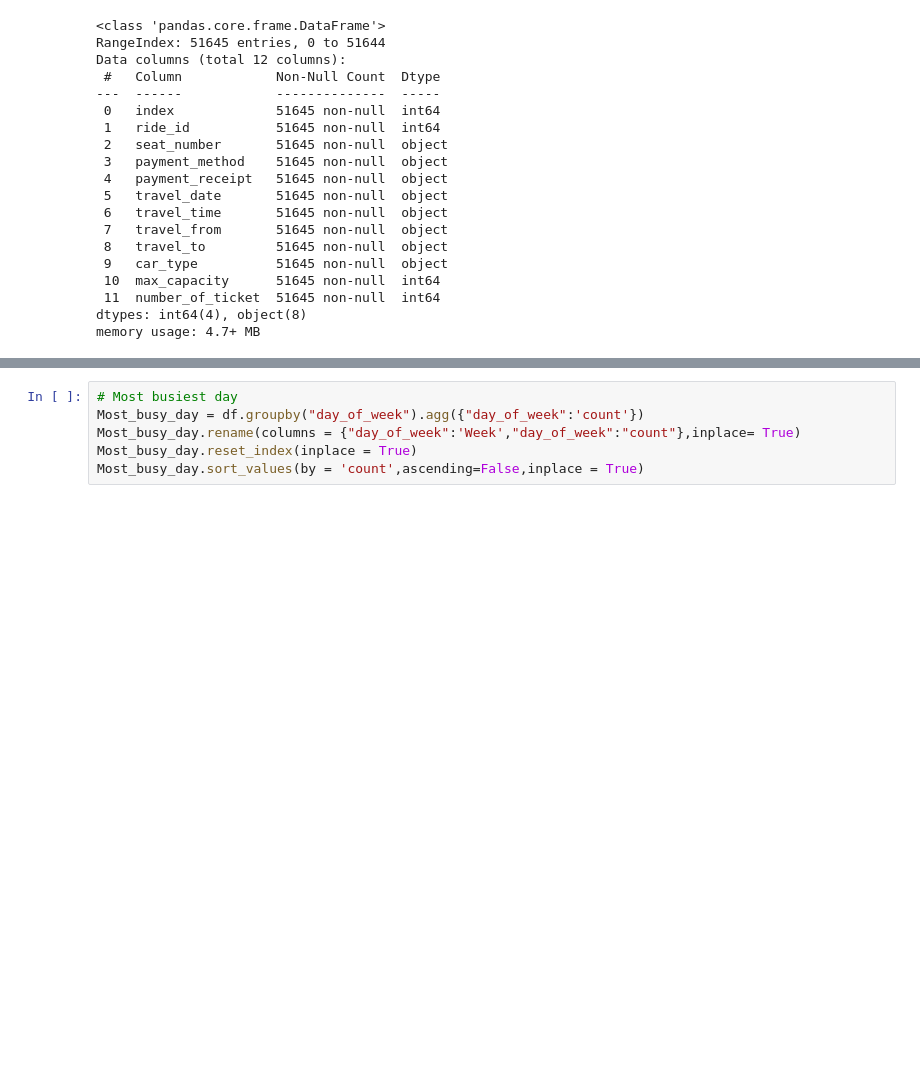
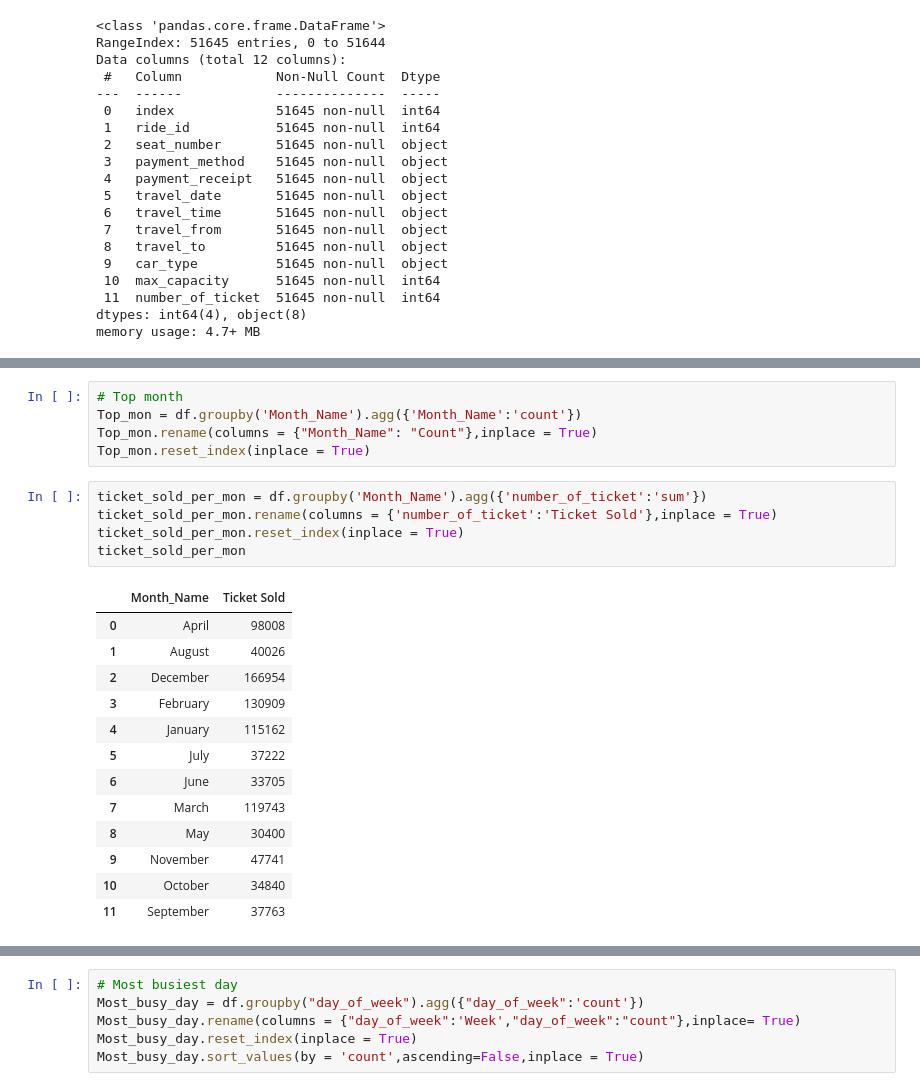
Before and after one commit to maxashoka3/Transport-Demand-Prediction, a Jupyter notebook: Transport_Demand_Prediction.ipynb, the cells around one changed output, grey strips where cells are left out. Drawn from its saved outputs; the diff is of its cells as text; blank space fills up the shorter version.

```diff
--- a/Transport_Demand_Prediction.ipynb
+++ b/Transport_Demand_Prediction.ipynb
@@ -365,0 +436,24 @@ df['day_of_week'] = df['travel_date'].dt.day_name()
+# %%
+# Top month
+Top_mon = df.groupby('Month_Name').agg({'Month_Name':'count'})
+Top_mon.rename(columns = {"Month_Name": "Count"},inplace = True)
+Top_mon.reset_index(inplace = True)
+# %%
+ticket_sold_per_mon = df.groupby('Month_Name').agg({'number_of_ticket':'sum'})
+ticket_sold_per_mon.rename(columns = {'number_of_ticket':'Ticket Sold'},inplace = True)
+ticket_sold_per_mon.reset_index(inplace = True)
+ticket_sold_per_mon
+# %% [output]
+|  | Month_Name | Ticket Sold |
+| 0 | April | 98008 |
+| 1 | August | 40026 |
+| 2 | December | 166954 |
+| 3 | February | 130909 |
+| 4 | January | 115162 |
+| 5 | July | 37222 |
+| 6 | June | 33705 |
+| 7 | March | 119743 |
+| 8 | May | 30400 |
+| 9 | November | 47741 |
+| 10 | October | 34840 |
+| 11 | September | 37763 |
```
Also changed, not shown: parts of 28 cells of this notebook.
